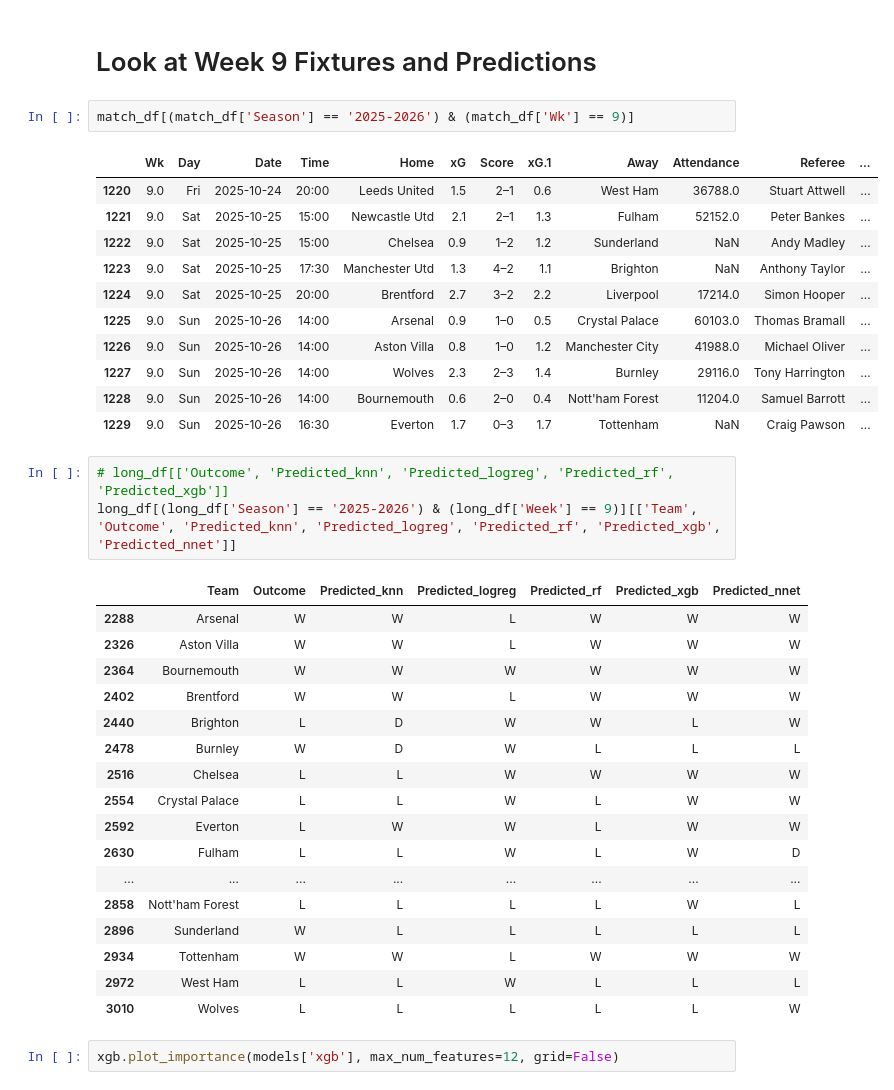
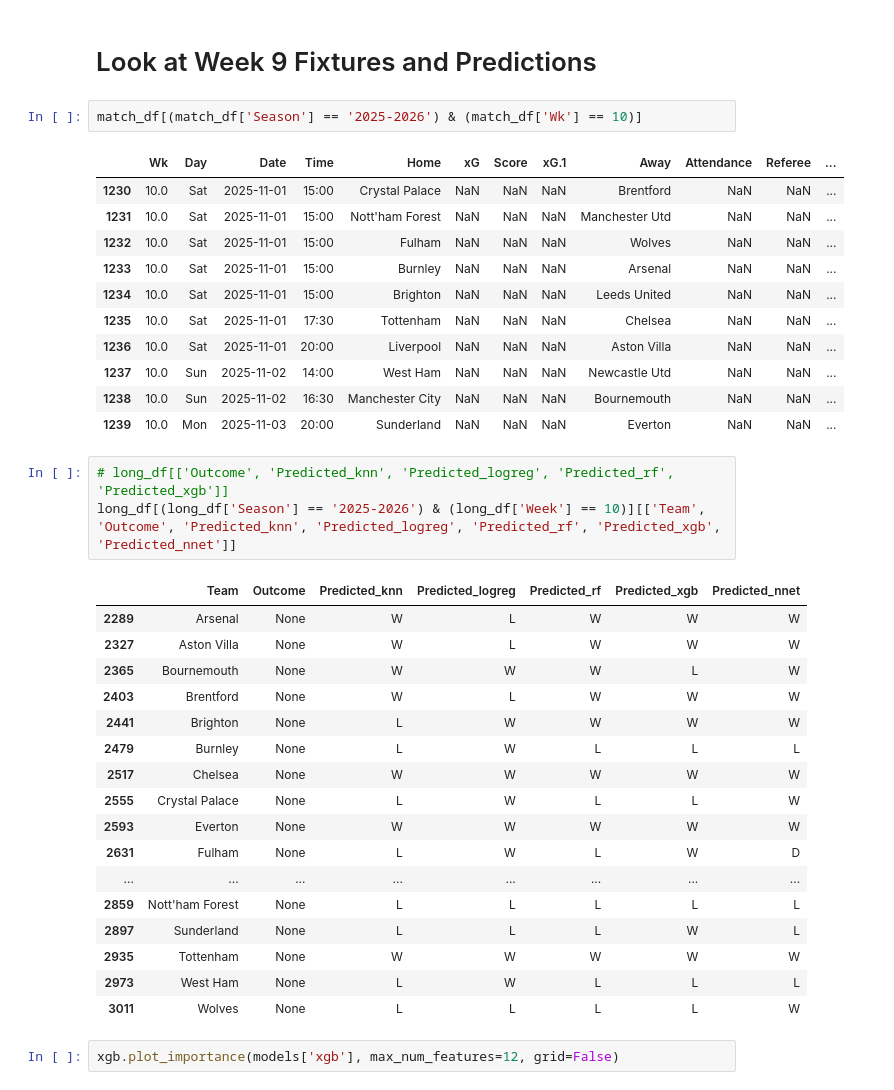
Before and after one commit to amirhosseintavakoli/English-Premier-League-Prediction, a Jupyter notebook: analysis_match_player_level.ipynb, the cells around one changed output. Drawn from its saved outputs; the diff is of its cells as text.

```diff
--- a/analysis_match_player_level.ipynb
+++ b/analysis_match_player_level.ipynb
@@ -599,40 +653,40 @@ Evaluation results: {'knn_acc': 0.36764705882352944, 'logreg_acc': 0.44957983193
 # %% [markdown]
 # Look at Week 9 Fixtures and Predictions
 # %%
-match_df[(match_df['Season'] == '2025-2026') & (match_df['Wk'] == 9)]
+match_df[(match_df['Season'] == '2025-2026') & (match_df['Wk'] == 10)]
 # %% [output]
 |  | Wk | Day | Date | Time | Home | xG | Score | xG.1 | Away | Attendance | Referee | ... |
-| 1220 | 9.0 | Fri | 2025-10-24 | 20:00 | Leeds United | 1.5 | 2–1 | 0.6 | West Ham | 36788.0 | Stuart Attwell | ... |
-| 1221 | 9.0 | Sat | 2025-10-25 | 15:00 | Newcastle Utd | 2.1 | 2–1 | 1.3 | Fulham | 52152.0 | Peter Bankes | ... |
-| 1222 | 9.0 | Sat | 2025-10-25 | 15:00 | Chelsea | 0.9 | 1–2 | 1.2 | Sunderland | NaN | Andy Madley | ... |
-| 1223 | 9.0 | Sat | 2025-10-25 | 17:30 | Manchester Utd | 1.3 | 4–2 | 1.1 | Brighton | NaN | Anthony Taylor | ... |
-| 1224 | 9.0 | Sat | 2025-10-25 | 20:00 | Brentford | 2.7 | 3–2 | 2.2 | Liverpool | 17214.0 | Simon Hooper | ... |
-| 1225 | 9.0 | Sun | 2025-10-26 | 14:00 | Arsenal | 0.9 | 1–0 | 0.5 | Crystal Palace | 60103.0 | Thomas Bramall | ... |
-| 1226 | 9.0 | Sun | 2025-10-26 | 14:00 | Aston Villa | 0.8 | 1–0 | 1.2 | Manchester City | 41988.0 | Michael Oliver | ... |
-| 1227 | 9.0 | Sun | 2025-10-26 | 14:00 | Wolves | 2.3 | 2–3 | 1.4 | Burnley | 29116.0 | Tony Harrington | ... |
-| 1228 | 9.0 | Sun | 2025-10-26 | 14:00 | Bournemouth | 0.6 | 2–0 | 0.4 | Nott'ham Forest | 11204.0 | Samuel Barrott | ... |
-| 1229 | 9.0 | Sun | 2025-10-26 | 16:30 | Everton | 1.7 | 0–3 | 1.7 | Tottenham | NaN | Craig Pawson | ... |
+| 1230 | 10.0 | Sat | 2025-11-01 | 15:00 | Crystal Palace | NaN | NaN | NaN | Brentford | NaN | NaN | ... |
+| 1231 | 10.0 | Sat | 2025-11-01 | 15:00 | Nott'ham Forest | NaN | NaN | NaN | Manchester Utd | NaN | NaN | ... |
+| 1232 | 10.0 | Sat | 2025-11-01 | 15:00 | Fulham | NaN | NaN | NaN | Wolves | NaN | NaN | ... |
+| 1233 | 10.0 | Sat | 2025-11-01 | 15:00 | Burnley | NaN | NaN | NaN | Arsenal | NaN | NaN | ... |
+| 1234 | 10.0 | Sat | 2025-11-01 | 15:00 | Brighton | NaN | NaN | NaN | Leeds United | NaN | NaN | ... |
+| 1235 | 10.0 | Sat | 2025-11-01 | 17:30 | Tottenham | NaN | NaN | NaN | Chelsea | NaN | NaN | ... |
+| 1236 | 10.0 | Sat | 2025-11-01 | 20:00 | Liverpool | NaN | NaN | NaN | Aston Villa | NaN | NaN | ... |
+| 1237 | 10.0 | Sun | 2025-11-02 | 14:00 | West Ham | NaN | NaN | NaN | Newcastle Utd | NaN | NaN | ... |
+| 1238 | 10.0 | Sun | 2025-11-02 | 16:30 | Manchester City | NaN | NaN | NaN | Bournemouth | NaN | NaN | ... |
+| 1239 | 10.0 | Mon | 2025-11-03 | 20:00 | Sunderland | NaN | NaN | NaN | Everton | NaN | NaN | ... |
 # %%
 # long_df[['Outcome', 'Predicted_knn', 'Predicted_logreg', 'Predicted_rf', 'Predicted_xgb']]
-long_df[(long_df['Season'] == '2025-2026') & (long_df['Week'] == 9)][['Team', 'Outcome', 'Predicted_knn', 'Predicted_logreg', 'Predicted_rf', 'Predicted_xgb', 'Predicted_nnet']]
+long_df[(long_df['Season'] == '2025-2026') & (long_df['Week'] == 10)][['Team', 'Outcome', 'Predicted_knn', 'Predicted_logreg', 'Predicted_rf', 'Predicted_xgb', 'Predicted_nnet']]
 # %% [output]
 |  | Team | Outcome | Predicted_knn | Predicted_logreg | Predicted_rf | Predicted_xgb | Predicted_nnet |
-| 2288 | Arsenal | W | W | L | W | W | W |
-| 2326 | Aston Villa | W | W | L | W | W | W |
-| 2364 | Bournemouth | W | W | W | W | W | W |
-| 2402 | Brentford | W | W | L | W | W | W |
-| 2440 | Brighton | L | D | W | W | L | W |
-| 2478 | Burnley | W | D | W | L | L | L |
-| 2516 | Chelsea | L | L | W | W | W | W |
-| 2554 | Crystal Palace | L | L | W | L | W | W |
-| 2592 | Everton | L | W | W | L | W | W |
-| 2630 | Fulham | L | L | W | L | W | D |
+| 2289 | Arsenal | None | W | L | W | W | W |
+| 2327 | Aston Villa | None | W | L | W | W | W |
+| 2365 | Bournemouth | None | W | W | W | L | W |
+| 2403 | Brentford | None | W | L | W | W | W |
+| 2441 | Brighton | None | L | W | W | W | W |
+| 2479 | Burnley | None | L | W | L | L | L |
+| 2517 | Chelsea | None | W | W | W | W | W |
+| 2555 | Crystal Palace | None | L | W | L | L | W |
+| 2593 | Everton | None | W | W | W | W | W |
+| 2631 | Fulham | None | L | W | L | W | D |
 | ... | ... | ... | ... | ... | ... | ... | ... |
-| 2858 | Nott'ham Forest | L | L | L | L | W | L |
-| 2896 | Sunderland | W | L | L | L | L | L |
-| 2934 | Tottenham | W | W | L | W | W | W |
-| 2972 | West Ham | L | L | W | L | L | L |
-| 3010 | Wolves | L | L | L | L | L | W |
+| 2859 | Nott'ham Forest | None | L | L | L | L | L |
+| 2897 | Sunderland | None | L | L | L | W | L |
+| 2935 | Tottenham | None | W | W | W | W | W |
+| 2973 | West Ham | None | L | W | L | L | L |
+| 3011 | Wolves | None | L | L | L | L | W |
 # %%
 xgb.plot_importance(models['xgb'], max_num_features=12, grid=False)
 # %% [output]
```
Also changed, not shown: parts of 7 cells of this notebook, 45 other files.
